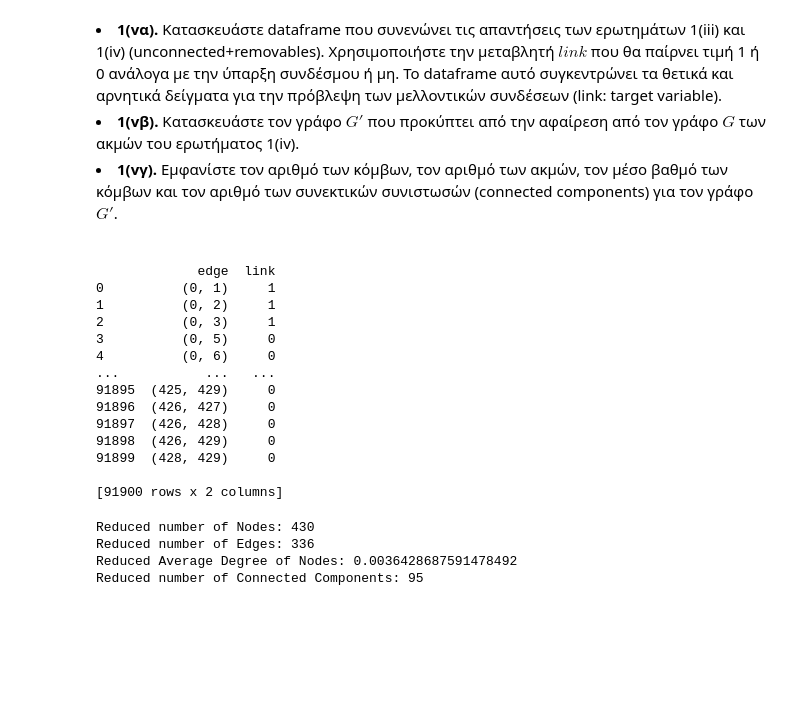
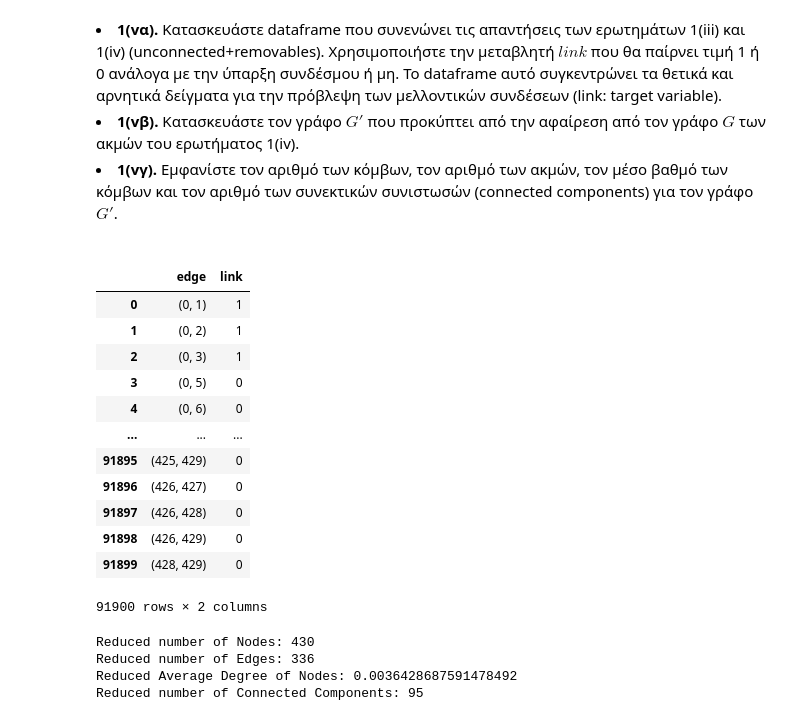
Before and after one commit to ChristosHadjichristofi/Social-Networks-Analysis-NTUA, a Jupyter notebook: Lab3/SNA_Lab3.ipynb, the cells around one changed output. Cells and saved outputs as stored; diff of their text form; code cells hidden in the pictures; blank space fills up the shorter version.

```diff
--- a/Lab3/SNA_Lab3.ipynb
+++ b/Lab3/SNA_Lab3.ipynb
@@ -103,26 +106,26 @@ for edge in df_edges:
     else:                           df_links.append(1)
 
 df = pd.DataFrame({'edge': df_edges, 'link': df_links})
-print(df)
 
 #build graph G' = G_reduced
 G_reduced = graph.copy()
 G_reduced.remove_edges_from(removable_edges)
-# %% [output]
-             edge  link
-0          (0, 1)     1
-1          (0, 2)     1
-2          (0, 3)     1
-3          (0, 5)     0
-4          (0, 6)     0
-...           ...   ...
-91895  (425, 429)     0
-91896  (426, 427)     0
-91897  (426, 428)     0
-91898  (426, 429)     0
-91899  (428, 429)     0
-
-[91900 rows x 2 columns]
+# %%
+df
+# %% [output]
+|  | edge | link |
+| 0 | (0, 1) | 1 |
+| 1 | (0, 2) | 1 |
+| 2 | (0, 3) | 1 |
+| 3 | (0, 5) | 0 |
+| 4 | (0, 6) | 0 |
+| ... | ... | ... |
+| 91895 | (425, 429) | 0 |
+| 91896 | (426, 427) | 0 |
+| 91897 | (426, 428) | 0 |
+| 91898 | (426, 429) | 0 |
+| 91899 | (428, 429) | 0 |
+91900 rows × 2 columns
 # %%
 _, _, _, _ = graph_details("Reduced", G_reduced)
 # %% [output]
```
Also changed, not shown: parts of 17 cells of this notebook.
